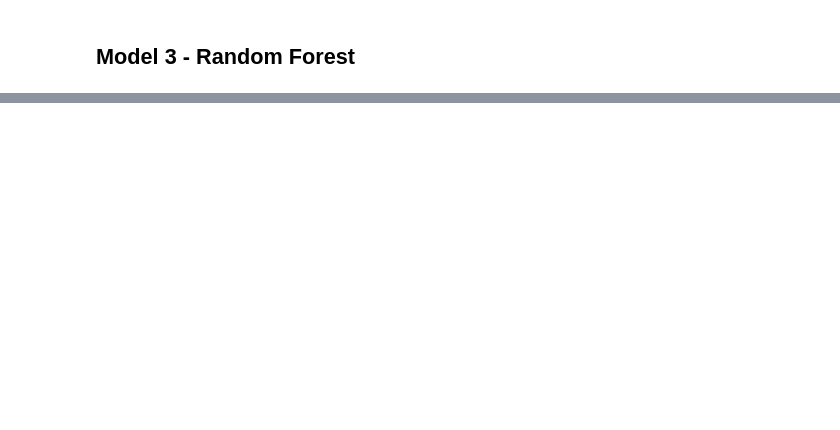
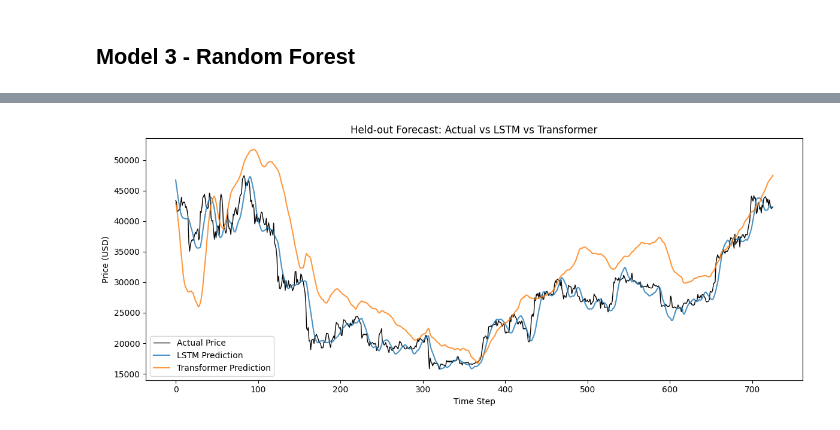
Before and after one commit to rz2699/5291_Capstone, a Jupyter notebook: 5291 final project.ipynb, the cells around one changed output, grey strips where cells are left out. Saved outputs shown, nothing was run; the diff lists cells and outputs as text; code cells hidden in the pictures; blank space fills up the shorter version.

```diff
--- a/5291 final project.ipynb
+++ b/5291 final project.ipynb
@@ -716,0 +700,7 @@ plt.show()
+# %%
+features = [
+  "sf_ratio", "Velocity",
+  "MA7", "MA21", "MA_Cross",
+  "RSI14", "Vol_Mom3"
+]
+target = "Price"
@@ -716,0 +836,16 @@ plt.show()
+# %%
+def evaluate(model, X, y, scaler_y):
+    # Predict scaled values
+    y_pred_s = model.predict(X).flatten()
+    # Invert scaling
+    actual = scaler_y.inverse_transform(y.reshape(-1,1)).flatten()
+    pred   = scaler_y.inverse_transform(y_pred_s.reshape(-1,1)).flatten()
+    # Compute RMSE as sqrt of MSE
+    rmse = np.sqrt(mean_squared_error(actual, pred))
+    return actual, pred, rmse
+
+actual, pred_lstm, rmse_lstm = evaluate(model_lstm, X_test, y_test, scaler_y)
+_,      pred_tr,    rmse_tr    = evaluate(model_tr,    X_test, y_test, scaler_y)
+
+print(f"LSTM RMSE:        {rmse_lstm:.2f}")
+print(f"Transformer RMSE: {rmse_tr:.2f}")
@@ -716,0 +857,10 @@ plt.show()
+# %%
+plt.figure(figsize=(12,5))
+plt.plot(actual,       label="Actual Price", color="black", lw=1)
+plt.plot(pred_lstm,    label="LSTM Prediction",      alpha=0.8)
+plt.plot(pred_tr,      label="Transformer Prediction",alpha=0.8)
+plt.title("Held-out Forecast: Actual vs LSTM vs Transformer")
+plt.xlabel("Time Step"); plt.ylabel("Price (USD)")
+plt.legend(); plt.tight_layout(); plt.show()
+# %% [output]
+[figure, added]
```
Also changed, not shown: parts of 23 cells of this notebook.
